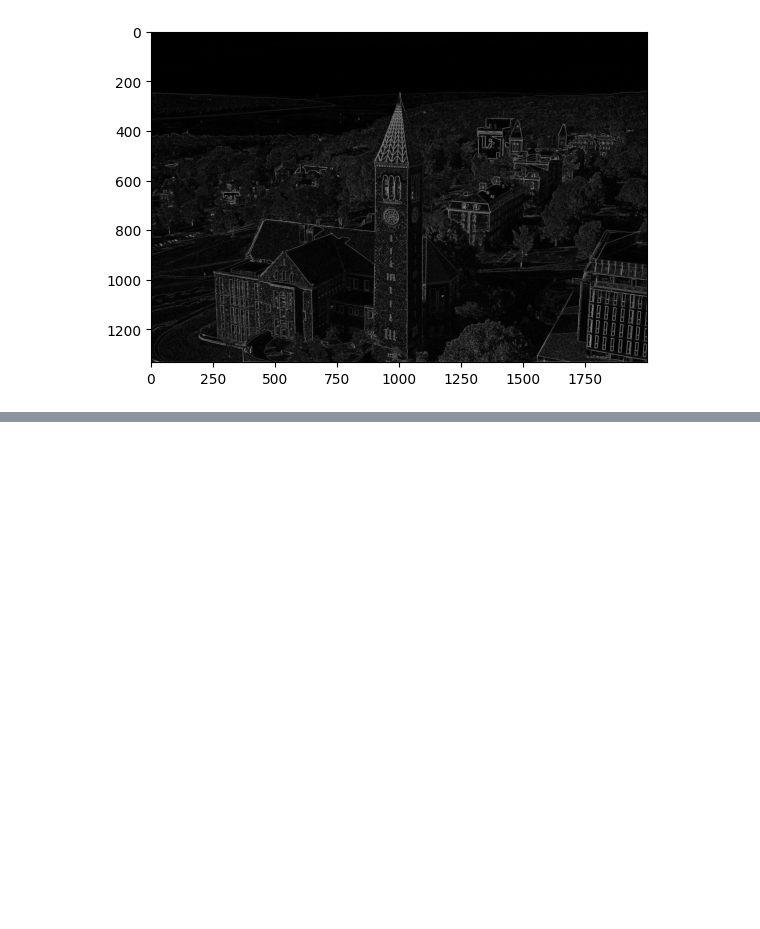
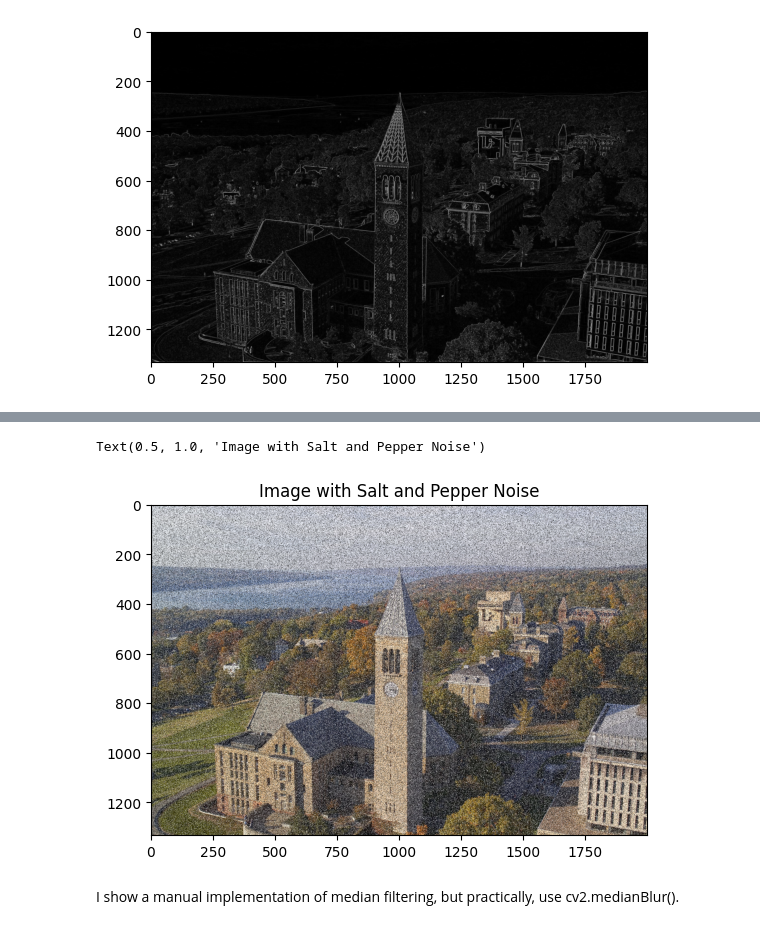
Before and after one commit to Angelina010/image-compression, a Jupyter notebook: image_processing.ipynb, the cells around one changed output, grey strips where cells are left out. Cells and saved outputs as stored; diff of their text form; code cells hidden in the pictures; blank space fills up the shorter version.

Commit message:
Add reducing salt pepper noise with median filtering

```diff
--- a/image_processing.ipynb
+++ b/image_processing.ipynb
@@ -53,5 +62,4 @@ Edge Detection with Sobel Filters
 # %%
-img = cv2.imread('original_img.jpg')
 # grayscale image to prepare for edge detection
 gray_img = cv2.cvtColor(img, cv2.COLOR_RGB2GRAY)
 plt.imshow(gray_img,cmap='gray')
@@ -87,0 +102,32 @@ plt.imsave('edge_detected_img.png', edge_dectected, cmap='gray')
+# %%
+# add salt and pepper noise to a RGB image
+def add_noise(img):
+    #Make a copy of the image because original image-array is read-only
+    #We need to write the array to change some pixels to white or black
+    img = np.array(img, copy=True)
+
+    row,col,channels = img.shape
+    num_pix = int(5*1e5) #change this to a reasonable value for the resolution of your image
+    #Randomly change num_pix pixels to white
+    for i in range(num_pix):
+        y_coord = random.randint(0,row-1)
+        x_coord = random.randint(0,col-1)
+        img[y_coord][x_coord] = [255, 255, 255]
+    #Randomly change num_pix pixels to black
+    for i in range(num_pix):
+        y_coord = random.randint(0,row-1)
+        x_coord = random.randint(0,col-1)
+        img[y_coord][x_coord] = [0,0,0]
+
+    return img
+# %%
+# add salt and pepper noise to image
+noise_img = add_noise(img)
+noise_img.flags.writeable = False
+plt.imshow(noise_img)
+plt.title("Image with Salt and Pepper Noise")
+# %% [output]
+Text(0.5, 1.0, 'Image with Salt and Pepper Noise')
+[figure, added]
+# %% [markdown]
+I show a manual implementation of median filtering, but practically, use cv2.medianBlur().
```
Also changed, not shown: parts of 8 cells of this notebook, 1 other file.
